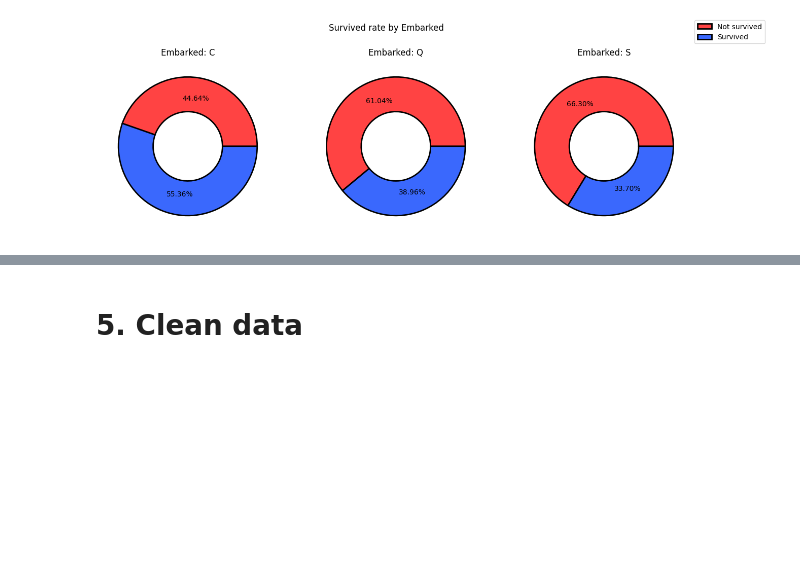
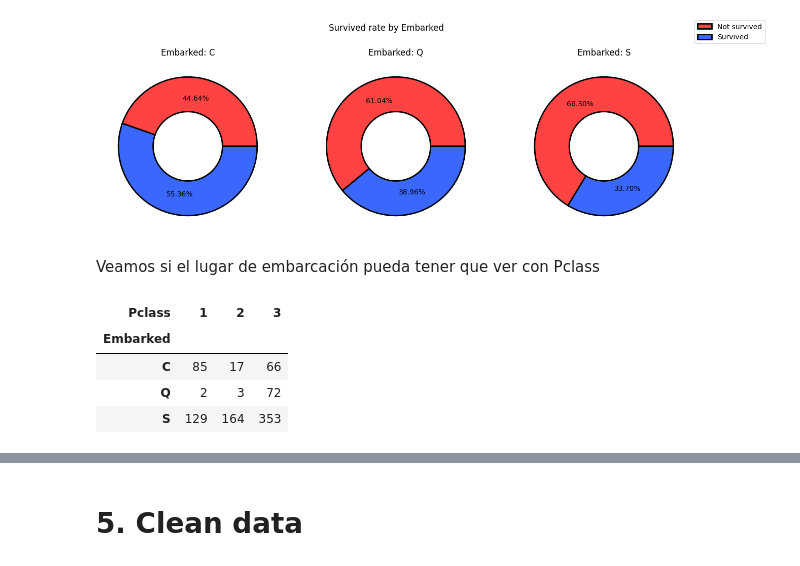
Before and after one commit to charligram/2_titanic, a Jupyter notebook: notebooks/01_EDA.ipynb, the cells around one changed output, grey strips where cells are left out. Saved outputs shown, nothing was run; the diff lists cells and outputs as text; code cells hidden in the pictures; blank space fills up the shorter version.

```diff
--- a/notebooks/01_EDA.ipynb
+++ b/notebooks/01_EDA.ipynb
@@ -822,3 +823,14 @@ plt.savefig(FIGURES_PATH / '13_probability_of_survive_by_embarked.png', bbox_inc
 plt.show()
 # %% [output]
 [figure]
+# %% [markdown]
+Veamos si el lugar de embarcación pueda tener que ver con Pclass
+# %%
+value_counts_of_pclass_by_embarked = df.groupby('Embarked')['Pclass'].value_counts().unstack()
+value_counts_of_pclass_by_embarked
+# %% [output]
+| Pclass | 1 | 2 | 3 |
+| Embarked |  |  |  |
+| C | 85 | 17 | 66 |
+| Q | 2 | 3 | 72 |
+| S | 129 | 164 | 353 |
```
Also changed, not shown: parts of 4 cells of this notebook, 3 other files.
